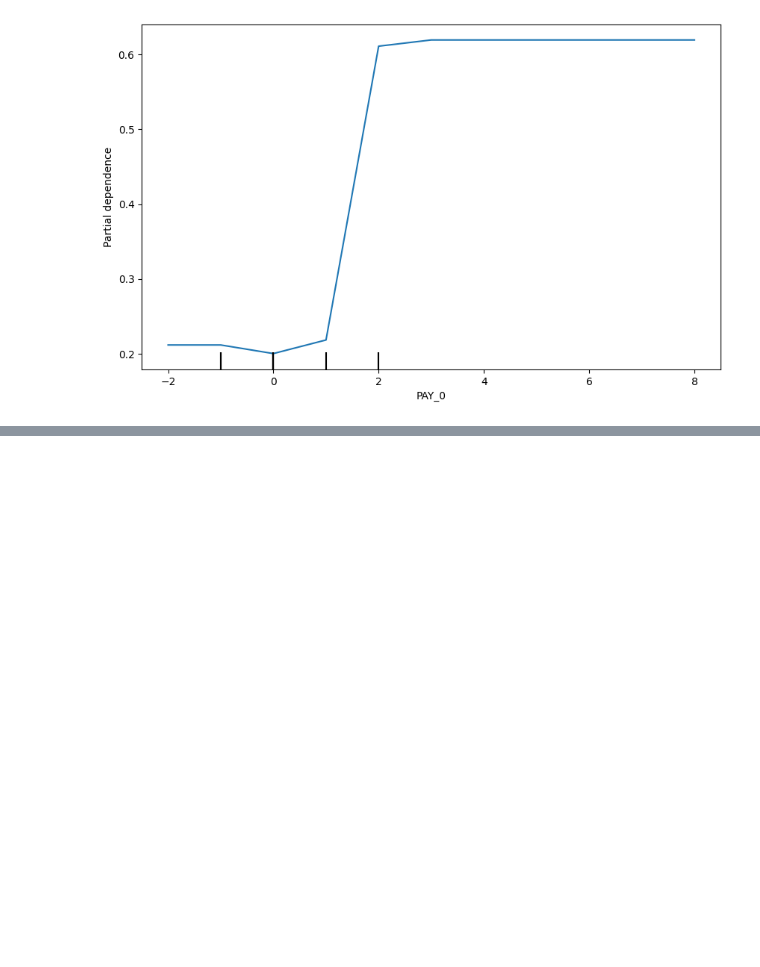
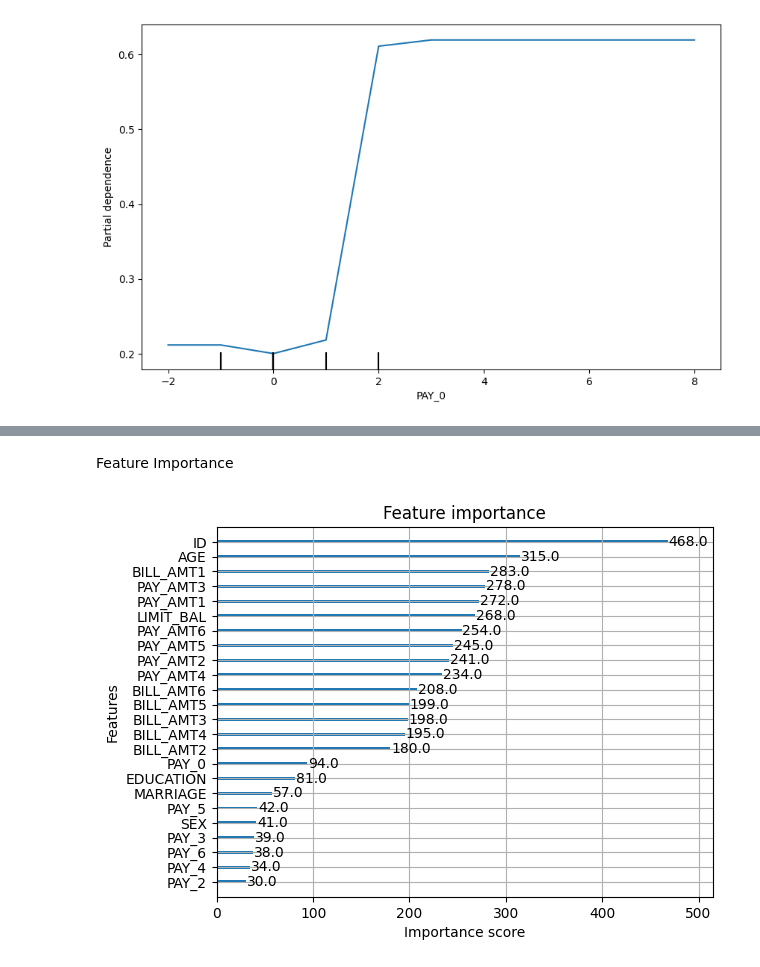
Before and after one commit to vinayshetty777/credit-default-prediction-shap-xgboost, a Jupyter notebook: Vinay_Analysis.ipynb, the cells around one changed output, grey strips where cells are left out. Cells and saved outputs as stored; diff of their text form; code cells hidden in the pictures; blank space fills up the shorter version.

```diff
--- a/Vinay_Analysis.ipynb
+++ b/Vinay_Analysis.ipynb
@@ -375,0 +408,9 @@ plt.show()
+# %%
+from xgboost import XGBClassifier
+
+model = XGBClassifier(
+    objective='binary:logistic',
+    eval_metric='logloss'
+)
+
+model.fit(X_train, y_train)
@@ -375,0 +430,10 @@ plt.show()
+# %% [markdown]
+Feature Importance
+# %%
+from xgboost import plot_importance
+import matplotlib.pyplot as plt
+
+plot_importance(model)
+plt.show()
+# %% [output]
+[figure, added]
```
Also changed, not shown: parts of 24 cells of this notebook.
